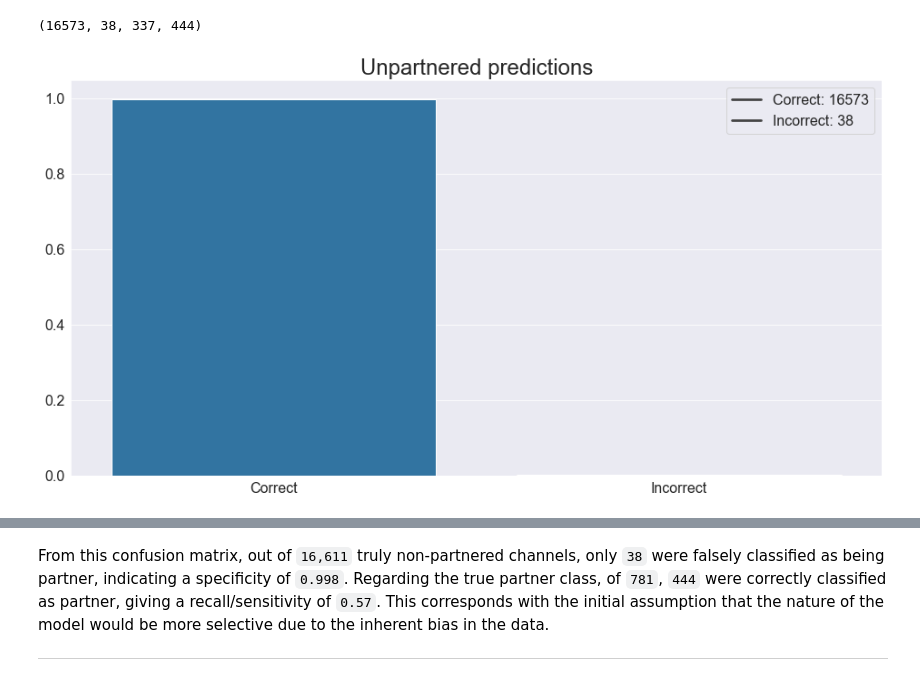
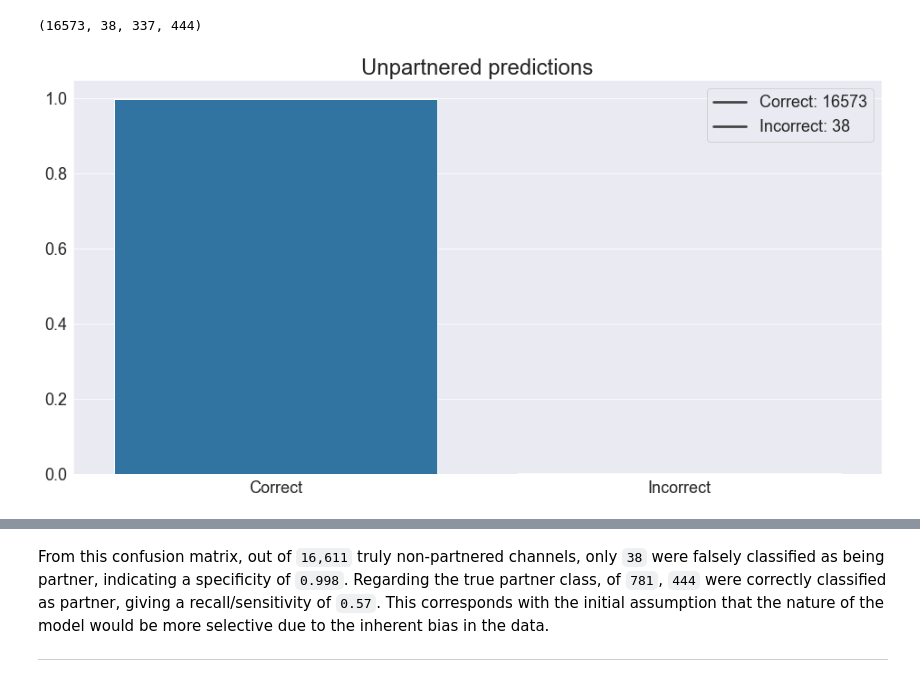
Before and after one commit to griffinhundley/streamer-analysis, a Jupyter notebook: notebooks/final-notebook.ipynb, the cells around one changed output, grey strips where cells are left out. Drawn from its saved outputs; the diff is of its cells as text; code cells hidden in the pictures.

```diff
--- a/notebooks/final-notebook.ipynb
+++ b/notebooks/final-notebook.ipynb
@@ -263,14 +263,17 @@ tn, fp, fn, tp
 # %% [output]
 (16573, 38, 337, 444)
 # %%
+# visualize the confusion matrix
 import seaborn as sns
 import matplotlib.pyplot as plt
 import numpy as np
 fig, ax = plt.subplots(figsize = (16,8))
 ax.set_title('Unpartnered predictions', fontsize = 24)
-ax.tick_params(labelsize = 16)
+ax.tick_params(labelsize = 18)
 sns.barplot(x = ['Correct', 'Incorrect'],
             y = [tn/(tn+fp),fp/(tn+fp)])
-ax.legend([f'Correct: {tn}', f'Incorrect: {fp}'], fontsize = 16);
+ax.legend([f'Correct: {tn}', f'Incorrect: {fp}'], fontsize = 18);
+# fig.savefig('../images/negative_class.png',
+#             bbox_inches='tight')
 # %% [output]
-[figure, old version]
+[figure, new version]
```
Also changed, not shown: parts of 4 cells of this notebook, 3 other files.
